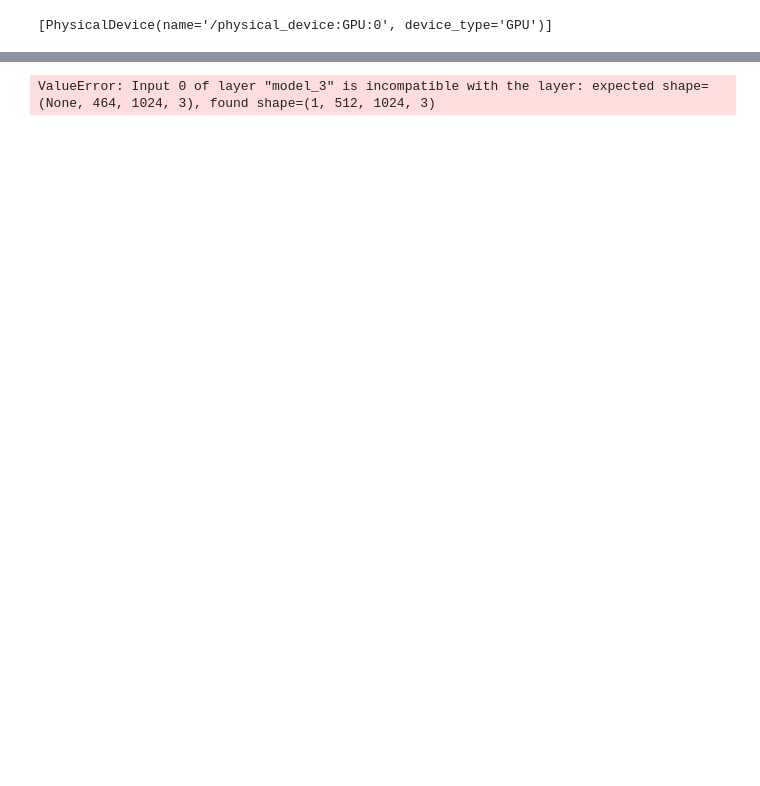
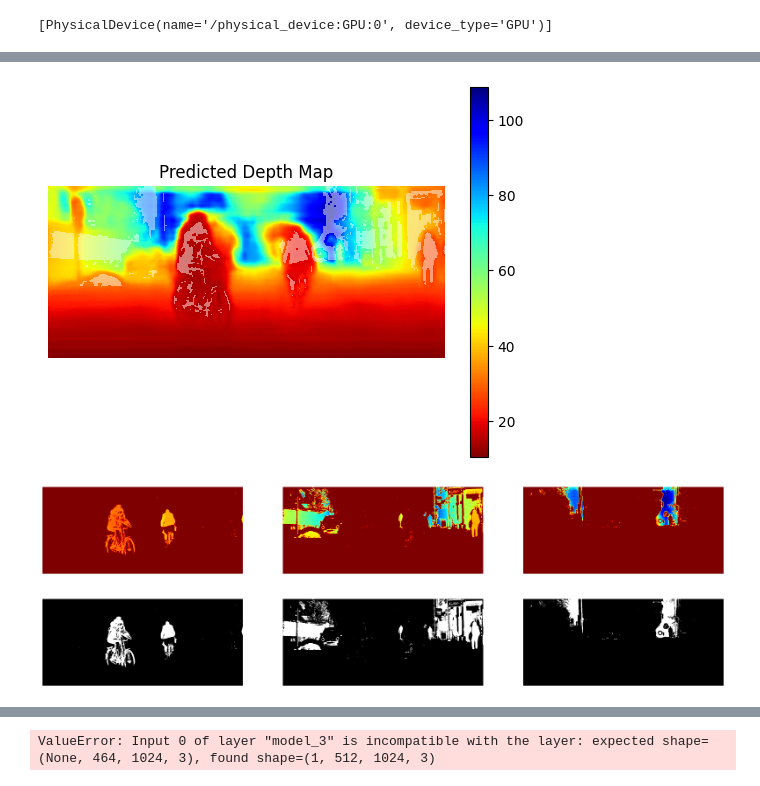
Before and after one commit to Edricos/newG2D, a Jupyter notebook: src/main.ipynb, the cells around one changed output, grey strips where cells are left out. Cells and saved outputs as stored; diff of their text form; code cells hidden in the pictures; blank space fills up the shorter version.

```diff
--- a/src/main.ipynb
+++ b/src/main.ipynb
@@ -85,3 +87,14 @@ def read_gt_image(base_dir, gta_pass, img_id, data_type, min_distance, max_dista
         img = cv2.resize(img, dsize=(scaled_img_width, scaled_img_height), interpolation=cv2.INTER_AREA)
 
     return np.expand_dims(np.expand_dims(img, axis=2), axis=0), None
+
+
+def read_depth_prior(dir, img_id):
+    gate_dir = os.path.join(base_dir, 'gated3_10bit')
+    img = cv2.imread(os.path.join(gate_dir, img_id + '.png'), cv2.IMREAD_ANYCOLOR | cv2.IMREAD_ANYDEPTH)
+    img = np.float32(img)
+    depth_prior_masks = []
+    for i in [30, 100, 180]:
+        mi = img == i
+        depth_prior_masks.append(mi)
+    return depth_prior_masks
@@ -443,0 +539,55 @@ plt.show()
+# %%
+base_dir = '../data/real'
+imgDP = read_depth_prior(base_dir, img_id)
+
+# 创建一个全白的图像
+white_overlay = np.ones((*predicted_depth.shape, 4))  # 最后一个维度是 RGBA，A 是透明度
+white_overlay[:, :, 3] = 0.5  # 半透明
+
+plt.imshow(predicted_depth, cmap='jet_r')
+plt.colorbar()
+# 将掩码叠加在深度图上
+plt.imshow(np.ma.masked_where(imgDP[0] == False, imgDP[0]), cmap='Reds', alpha=0.5)  # 掩码1标为红色
+plt.imshow(np.ma.masked_where(imgDP[1] == False, imgDP[1]), cmap='Greens', alpha=0.5)  # 掩码2标为绿色
+plt.imshow(np.ma.masked_where(imgDP[2] == False, imgDP[2]), cmap='Blues', alpha=0.5)  # 掩码3标为蓝色
+
+plt.title("Predicted Depth Map")
+plt.axis('off')
+plt.show()
+# %% [output]
+[figure, added]
+# %%
+# 测试read_depth_prior函数
+import matplotlib.pyplot as plt
+
+base_dir = '../data/real'
+imgDP = read_depth_prior(base_dir, img_id)
+
+#画三个子图显示imgDP的三个通道，设置画布大小为6*20
+fig, axs = plt.subplots(1, 3, figsize=(20, 6))
+# 对predicted_depth只绘制imgDP掩码区域
+axs[0].imshow(predicted_depth * imgDP[0], cmap='jet_r')
+axs[0].axis('off')
+axs[1].imshow(predicted_depth * imgDP[1], cmap='jet_r')
+axs[1].axis('off')
+axs[2].imshow(predicted_depth * imgDP[2], cmap='jet_r')
+axs[2].axis('off')
+plt.show()
+# %% [output]
+[figure, added]
+# %%
+# 测试read_depth_prior函数
+import matplotlib.pyplot as plt
+
+#画三个子图显示imgDP的三个通道，设置画布大小为6*20
+fig, axs = plt.subplots(1, 3, figsize=(20, 6))
+# 在子图上绘图
+axs[0].imshow(imgDP[0], cmap='gray')
+axs[0].axis('off')
+axs[1].imshow(imgDP[1], cmap='gray')
+axs[1].axis('off')
+axs[2].imshow(imgDP[2], cmap='gray')
+axs[2].axis('off')
+plt.show()
+# %% [output]
+[figure, added]
```
Also changed, not shown: parts of 16 cells of this notebook.
